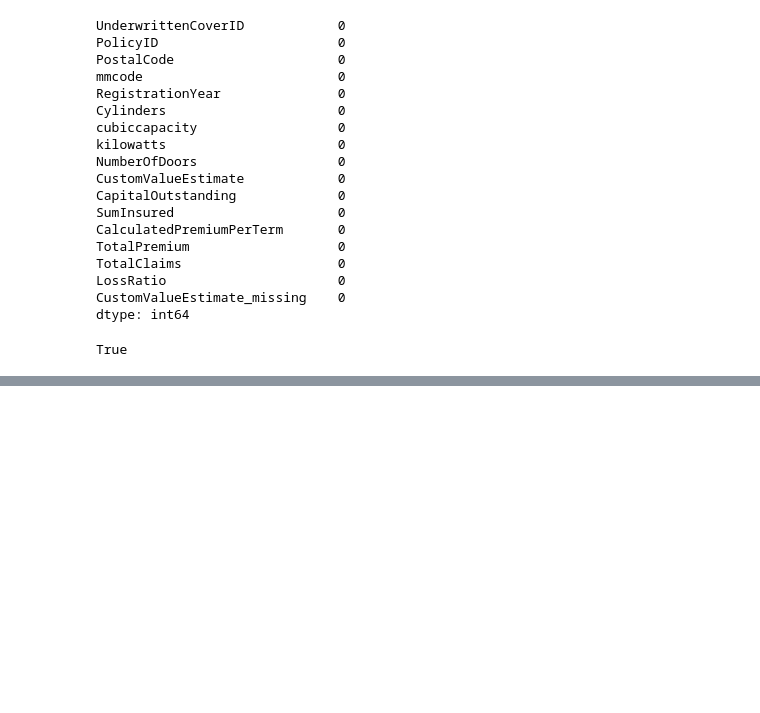
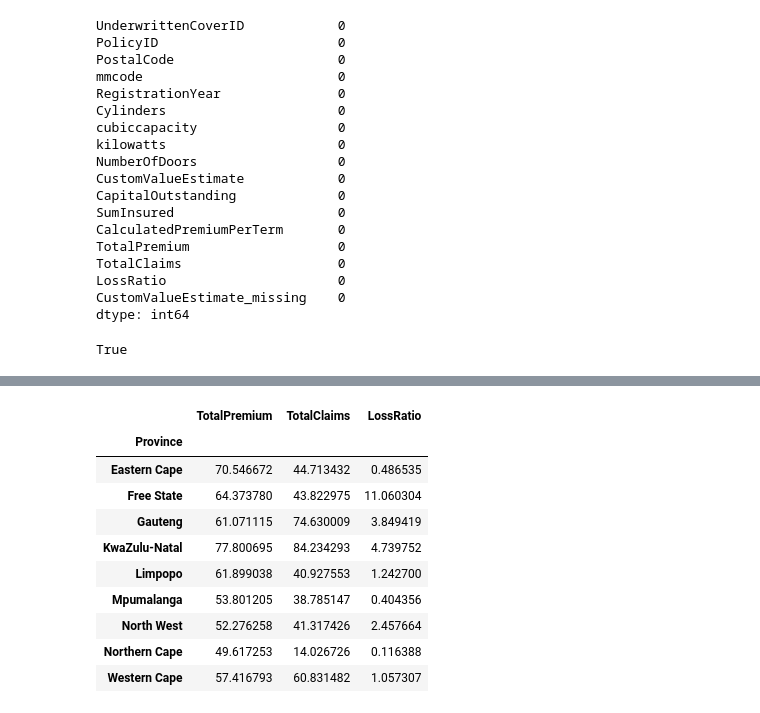
Before and after one commit to redietwogayehu/insurance-risk-analytics, a Jupyter notebook: notebooks/01_eda.ipynb, the cells around one changed output, grey strips where cells are left out. Drawn from its saved outputs; the diff is of its cells as text; code cells hidden in the pictures; blank space fills up the shorter version.

```diff
--- a/notebooks/01_eda.ipynb
+++ b/notebooks/01_eda.ipynb
@@ -196,0 +226,20 @@ True
+# %%
+import pandas as pd
+
+df = pd.read_csv("../data/MachineLearningRating_v3.txt", sep="|")
+
+df["LossRatio"] = df["TotalClaims"] / df["TotalPremium"].replace(0, 1)
+
+df.groupby("Province")[["TotalPremium", "TotalClaims", "LossRatio"]].mean()
+# %% [output]
+|  | TotalPremium | TotalClaims | LossRatio |
+| Province |  |  |  |
+| Eastern Cape | 70.546672 | 44.713432 | 0.486535 |
+| Free State | 64.373780 | 43.822975 | 11.060304 |
+| Gauteng | 61.071115 | 74.630009 | 3.849419 |
+| KwaZulu-Natal | 77.800695 | 84.234293 | 4.739752 |
+| Limpopo | 61.899038 | 40.927553 | 1.242700 |
+| Mpumalanga | 53.801205 | 38.785147 | 0.404356 |
+| North West | 52.276258 | 41.317426 | 2.457664 |
+| Northern Cape | 49.617253 | 14.026726 | 0.116388 |
+| Western Cape | 57.416793 | 60.831482 | 1.057307 |
```
Also changed, not shown: parts of 10 cells of this notebook.
